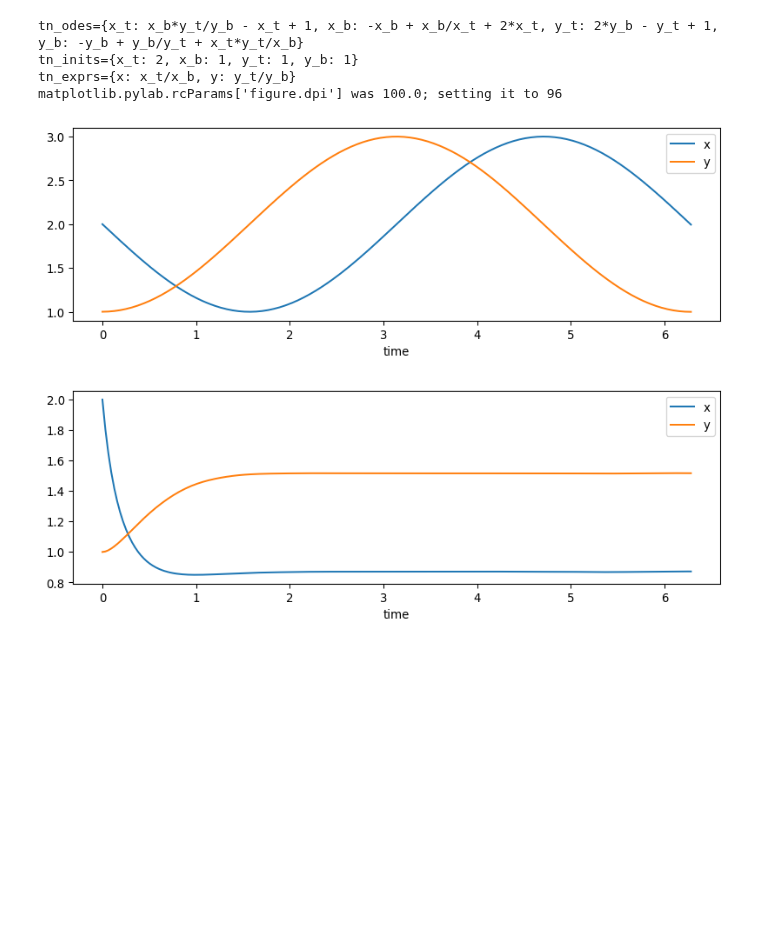
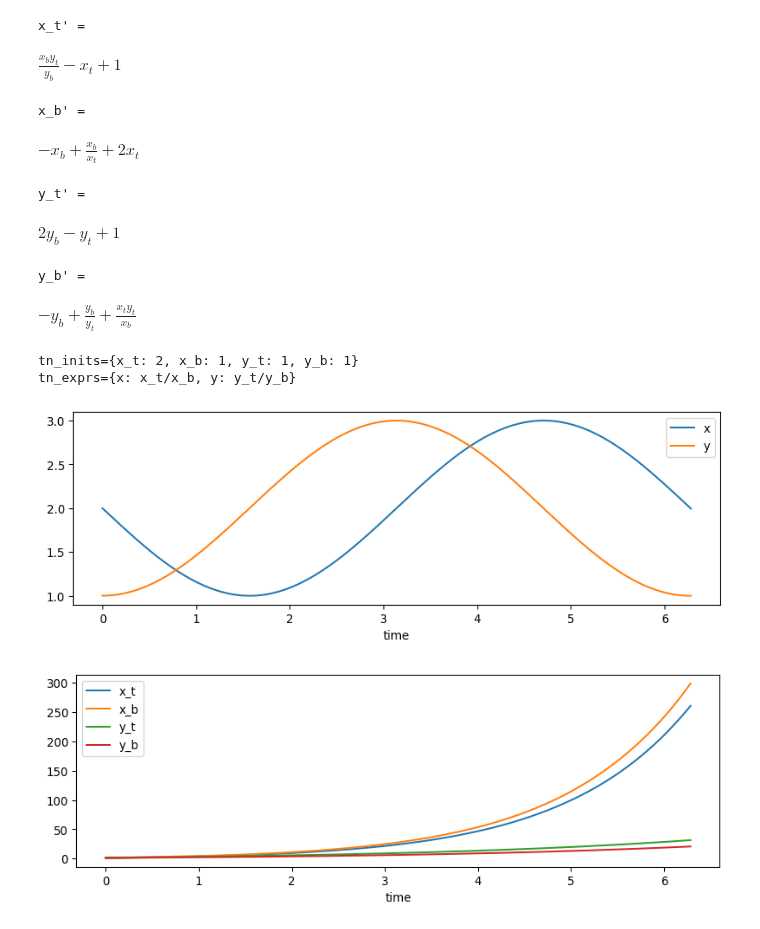
Before and after one commit to UC-Davis-molecular-computing/ode2tn, a Jupyter notebook: notebook.ipynb, the cells around one changed output. Saved outputs shown, nothing was run; the diff lists cells and outputs as text; code cells hidden in the pictures; blank space fills up the shorter version.

```diff
--- a/notebook.ipynb
+++ b/notebook.ipynb
@@ -1,33 +1,42 @@
 # %%
 from math import pi
 import numpy as np
 import sympy
 import gpac
 from transform import plot_tn, ode2tn
 
 xt,xb,yt,yb = sympy.symbols('x_t x_b y_t y_b')
 x,y = sympy.symbols('x y')
 odes = {
     x: y-2,
     y: -x+2,
 }
 inits = {
     x: 2,
     y: 1,
 }
 gamma = 1
 beta = 1
 t_eval = np.linspace(0, 2*pi, 200)
 tn_odes, tn_inits, tn_exprs = ode2tn(odes, inits, gamma, beta)
-print(f'{tn_odes=}')
+from IPython.display import display
+for sym, expr in tn_odes.items():
+    print(f"{sym}' = ", end='')
+    display(expr)
 print(f'{tn_inits=}')
 print(f'{tn_exprs=}')
 gpac.plot(odes, inits, t_eval)
-plot_tn(odes, inits, gamma, beta, t_eval=t_eval) #, symbols_to_plot=[xt,xb,yt,yb])
+plot_tn(odes, inits, gamma, beta, t_eval=t_eval, symbols_to_plot=[xt,xb,yt,yb])
 # %% [output]
-tn_odes={x_t: x_b*y_t/y_b - x_t + 1, x_b: -x_b + x_b/x_t + 2*x_t, y_t: 2*y_b - y_t + 1, y_b: -y_b + y_b/y_t + x_t*y_t/x_b}
-tn_inits={x_t: 2, x_b: 1, y_t: 1, y_b: 1}
-tn_exprs={x: x_t/x_b, y: y_t/y_b}
-matplotlib.pylab.rcParams['figure.dpi'] was 100.0; setting it to 96
+x_t' =
+$\displaystyle \frac{x_{b} y_{t}}{y_{b}} - x_{t} + 1$
+x_b' =
+$\displaystyle - x_{b} + \frac{x_{b}}{x_{t}} + 2 x_{t}$
+y_t' =
+$\displaystyle 2 y_{b} - y_{t} + 1$
+y_b' =
+$\displaystyle - y_{b} + \frac{y_{b}}{y_{t}} + \frac{x_{t} y_{t}}{x_{b}}$
+tn_inits={x_t: 2, x_b: 1, y_t: 1, y_b: 1}
+tn_exprs={x: x_t/x_b, y: y_t/y_b}
 [figure]
-[figure, old version]
+[figure, new version]
```
